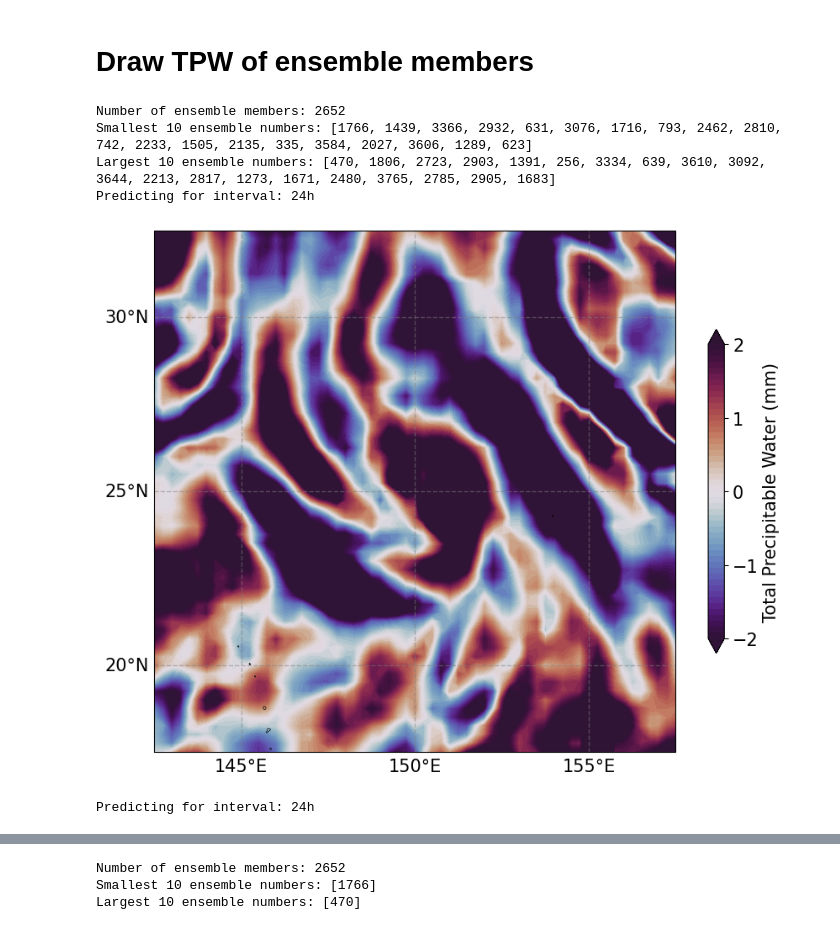
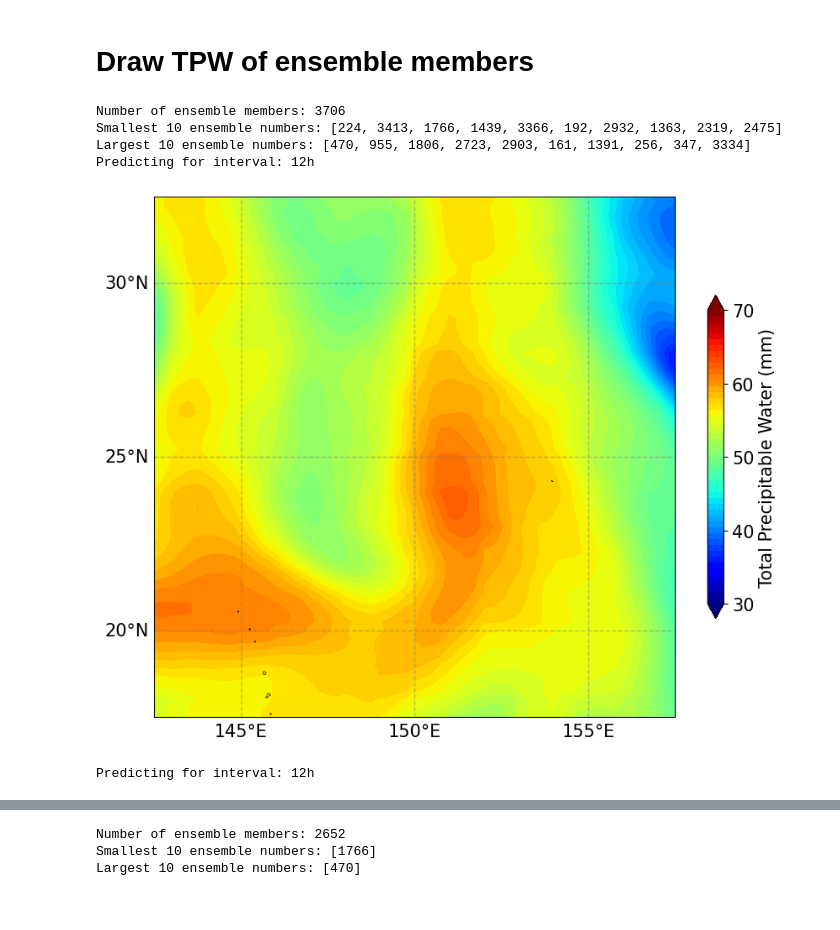
Before and after one commit to jjoo0727/Convective-Systems-Tropical-Dynamics-Laboratory, a Jupyter notebook: sensitivity/compare_with_era5.ipynb, the cells around one changed output, grey strips where cells are left out. Drawn from its saved outputs; the diff is of its cells as text; code cells hidden in the pictures.

```diff
--- a/sensitivity/compare_with_era5.ipynb
+++ b/sensitivity/compare_with_era5.ipynb
@@ -132,7 +138,7 @@ for first_str in key_time_list:
 
     datetime_list = np.array([first_time + timedelta(hours=int(hours)) for hours in predict_interval_list])
     # datetime_array = np.array([(first_time + timedelta(hours=int(hours))) for hours in predict_interval_list])
-    storm_lon, storm_lat, storm_mslp, storm_time = storm_info(pangu_dir, storm_name, storm_year, datetime_list = datetime_list, wind_thres=0)   #태풍 영문명, 년도 입력
+    # storm_lon, storm_lat, storm_mslp, storm_time = storm_info(pangu_dir, storm_name, storm_year, datetime_list = datetime_list, wind_thres=0)   #태풍 영문명, 년도 입력
 
 
     # with open(rf'/data03/Pangu_TC_ENS/{perturation_scale}ENS{surface_str}{upper_str}/ssv_dict{retro_opt}_{min(ens_list)}_{max(ens_list)}.pkl', 'rb') as f:
@@ -306,7 +308,9 @@ Largest 10 ensemble numbers: [470, 955, 1806, 2723, 2903, 161, 1391, 256, 3334,
 # %% [markdown]
 # Draw TPW of ensemble members
 # %%
-group_size = 20
+group_size = 10
+
+
 
 ens_idx_list = []
 
@@ -360,42 +364,43 @@ q_input_col = np.trapz(q_input_all[::-1], x=pres_array[::-1], axis=0)/9.80665/10
 
 q_output_col_1 = q_input_col.copy()  # 초기값 설정
 for group_ens in [southwest_ens, northeast_ens]:
-    for predict_interval in range(24, 25, 6):
+    for predict_interval in range(12, 13, 6):
         print(f"Predicting for interval: {predict_interval}h")
         q_output_col = []
         for ens in group_ens:
         # for ens in [1716, 2506]:
             output_data_dir = f'{pangu_dir}/output_data/{first_str}/{perturation_scale}ENS{surface_str}{upper_str}/{ens}'
             met = Met(output_data_dir, predict_interval, surface_dict, upper_dict, lat_start, lat_end, lon_start, lon_end, lat_grid, lon_grid, input_sign = 'n')
 
             q_output_all = met.met_data('q', level ='all')
             q_output_col.append(np.trapz(q_output_all[::-1], x=pres_array[::-1], axis=0)/9.80665/10)
 
         q_output_col = np.mean(np.array(q_output_col), axis = 0)
 
         fig, ax = plt.subplots(figsize=(10, 10), subplot_kw={'projection': proj})
         # ax.set_extent(extent, crs=proj)
         ax.coastlines('10m', linewidth=0.5)
         ax.set_extent([142.5, 157.5, 17.5, 32.5], crs=proj)
         sax = ax.contourf(
-            lon_grid, lat_grid,  q_output_col_1 - q_output_col, cmap='twilight_shifted',
-            # transform=proj, levels=np.linspace(30, 70, 51),
-            transform=proj, levels=np.linspace(-2, 2, 51),
+            # lon_grid, lat_grid,  q_output_col_1 - q_output_col, cmap='twilight_shifted',
+            lon_grid, lat_grid, q_output_col, cmap='jet',
+            transform=proj, levels=np.linspace(30, 70, 51),
+            # transform=proj, levels=np.linspace(-2, 2, 51),
             extend='both', zorder=-1
         )
         sax_cb = plt.colorbar(sax, ax=ax, orientation='vertical', label='TPW (mm)', shrink=0.5)
         sax_cb.set_label('Total Precipitable Water (mm)', fontsize=15)  # colorbar 자체의 label
-        sax_cb.ax.set_yticks(np.linspace(-2, 2, 5))  # y축 눈금 설정
+        sax_cb.ax.set_yticks(np.linspace(30, 70, 5))  # y축 눈금 설정
         sax_cb.ax.tick_params(labelsize=15)
         map_gridlines(ax, proj = proj, font_size = 15, gridline_spaces = 5)
 
         plt.show()
     # break
         q_output_col_1 = q_output_col  # 마지막 결과를 저장하기 위해 변수 이름 변경
 # %% [output]
-Number of ensemble members: 2652
-Smallest 10 ensemble numbers: [1766, 1439, 3366, 2932, 631, 3076, 1716, 793, 2462, 2810, 742, 2233, 1505, 2135, 335, 3584, 2027, 3606, 1289, 623]
-Largest 10 ensemble numbers: [470, 1806, 2723, 2903, 1391, 256, 3334, 639, 3610, 3092, 3644, 2213, 2817, 1273, 1671, 2480, 3765, 2785, 2905, 1683]
-Predicting for interval: 24h
+Number of ensemble members: 3706
+Smallest 10 ensemble numbers: [224, 3413, 1766, 1439, 3366, 192, 2932, 1363, 2319, 2475]
+Largest 10 ensemble numbers: [470, 955, 1806, 2723, 2903, 161, 1391, 256, 347, 3334]
+Predicting for interval: 12h
-[figure, old version]
+[figure, new version]
-Predicting for interval: 24h
+Predicting for interval: 12h
```
Also changed, not shown: parts of 3 cells of this notebook, 6 other files.
